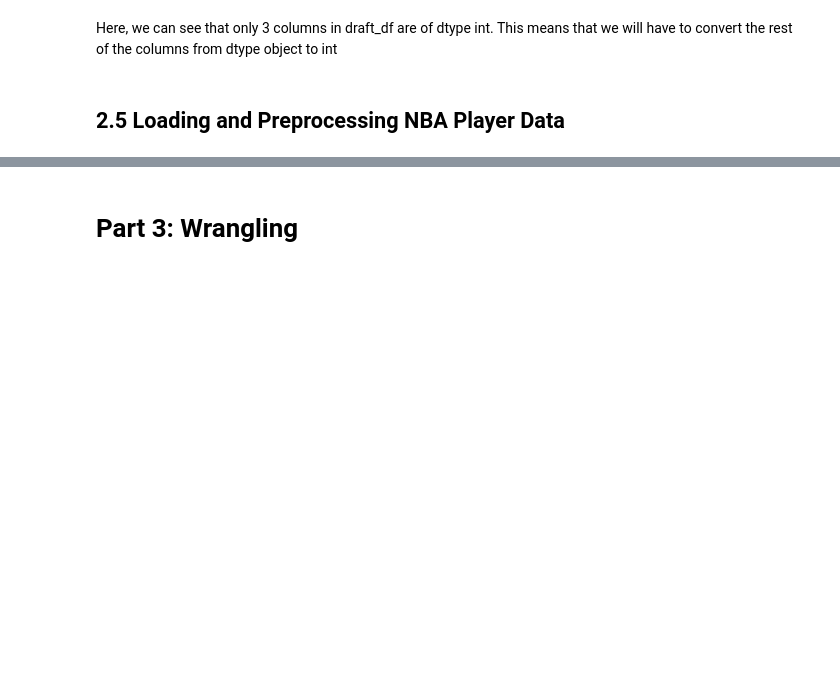
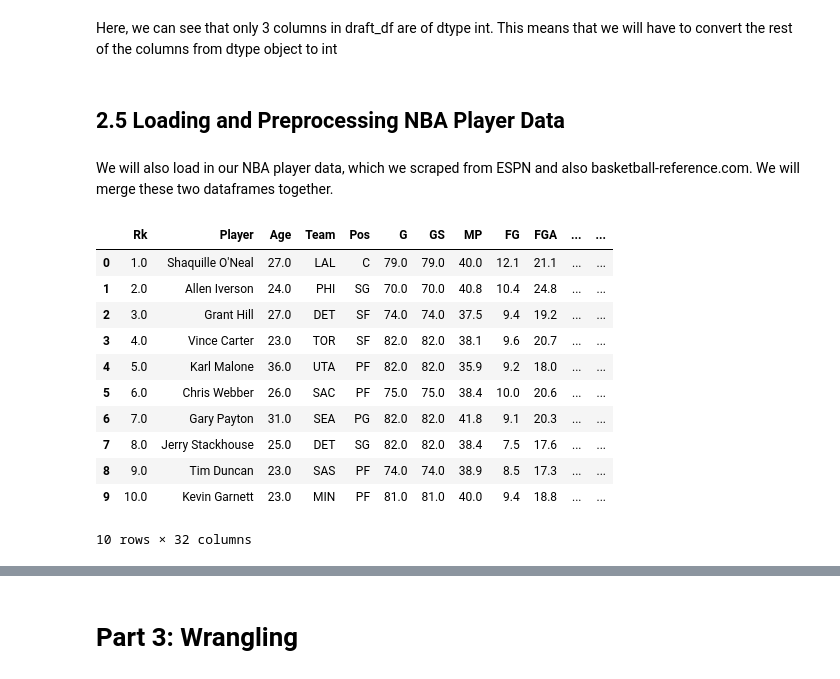
Before and after one commit to BennettHilck12/DraftEdge, a Jupyter notebook: DraftEdge.ipynb, the cells around one changed output, grey strips where cells are left out. Saved outputs shown, nothing was run; the diff lists cells and outputs as text; code cells hidden in the pictures; blank space fills up the shorter version.

```diff
--- a/DraftEdge.ipynb
+++ b/DraftEdge.ipynb
@@ -258,3 +258,22 @@ draft_df.describe()
 Here, we can see that only 3 columns in draft_df are of dtype int. This means that we will have to convert the rest of the columns from dtype object to int
 # %% [markdown]
 ## 2.5 Loading and Preprocessing NBA Player Data
+# %% [markdown]
+We will also load in our NBA player data, which we scraped from ESPN and also basketball-reference.com. We will merge these two dataframes together.
+# %%
+file_path = '/content/drive/MyDrive/final_project_datasets/nba_player_stats_2000_2023_fixed_years_2tm_only.csv'
+nba_br_df = pd.read_csv(file_path)
+display(nba_br_df.head(10))
+# %% [output]
+|  | Rk | Player | Age | Team | Pos | G | GS | MP | FG | FGA | ... | ... |
+| 0 | 1.0 | Shaquille O'Neal | 27.0 | LAL | C | 79.0 | 79.0 | 40.0 | 12.1 | 21.1 | ... | ... |
+| 1 | 2.0 | Allen Iverson | 24.0 | PHI | SG | 70.0 | 70.0 | 40.8 | 10.4 | 24.8 | ... | ... |
+| 2 | 3.0 | Grant Hill | 27.0 | DET | SF | 74.0 | 74.0 | 37.5 | 9.4 | 19.2 | ... | ... |
+| 3 | 4.0 | Vince Carter | 23.0 | TOR | SF | 82.0 | 82.0 | 38.1 | 9.6 | 20.7 | ... | ... |
+| 4 | 5.0 | Karl Malone | 36.0 | UTA | PF | 82.0 | 82.0 | 35.9 | 9.2 | 18.0 | ... | ... |
+| 5 | 6.0 | Chris Webber | 26.0 | SAC | PF | 75.0 | 75.0 | 38.4 | 10.0 | 20.6 | ... | ... |
+| 6 | 7.0 | Gary Payton | 31.0 | SEA | PG | 82.0 | 82.0 | 41.8 | 9.1 | 20.3 | ... | ... |
+| 7 | 8.0 | Jerry Stackhouse | 25.0 | DET | SG | 82.0 | 82.0 | 38.4 | 7.5 | 17.6 | ... | ... |
+| 8 | 9.0 | Tim Duncan | 23.0 | SAS | PF | 74.0 | 74.0 | 38.9 | 8.5 | 17.3 | ... | ... |
+| 9 | 10.0 | Kevin Garnett | 23.0 | MIN | PF | 81.0 | 81.0 | 40.0 | 9.4 | 18.8 | ... | ... |
+10 rows × 32 columns
```
Also changed, not shown: parts of 10 cells of this notebook.
